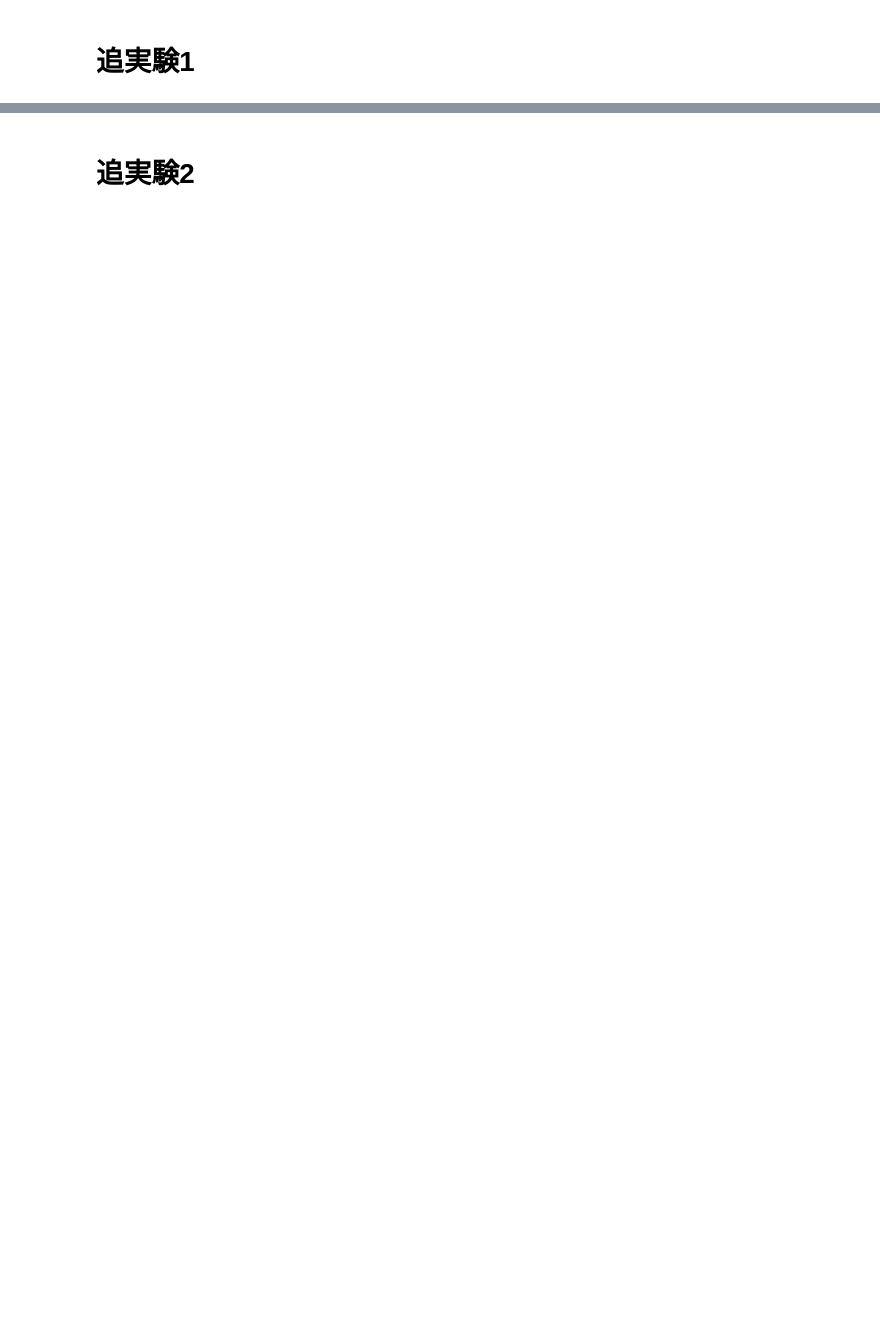
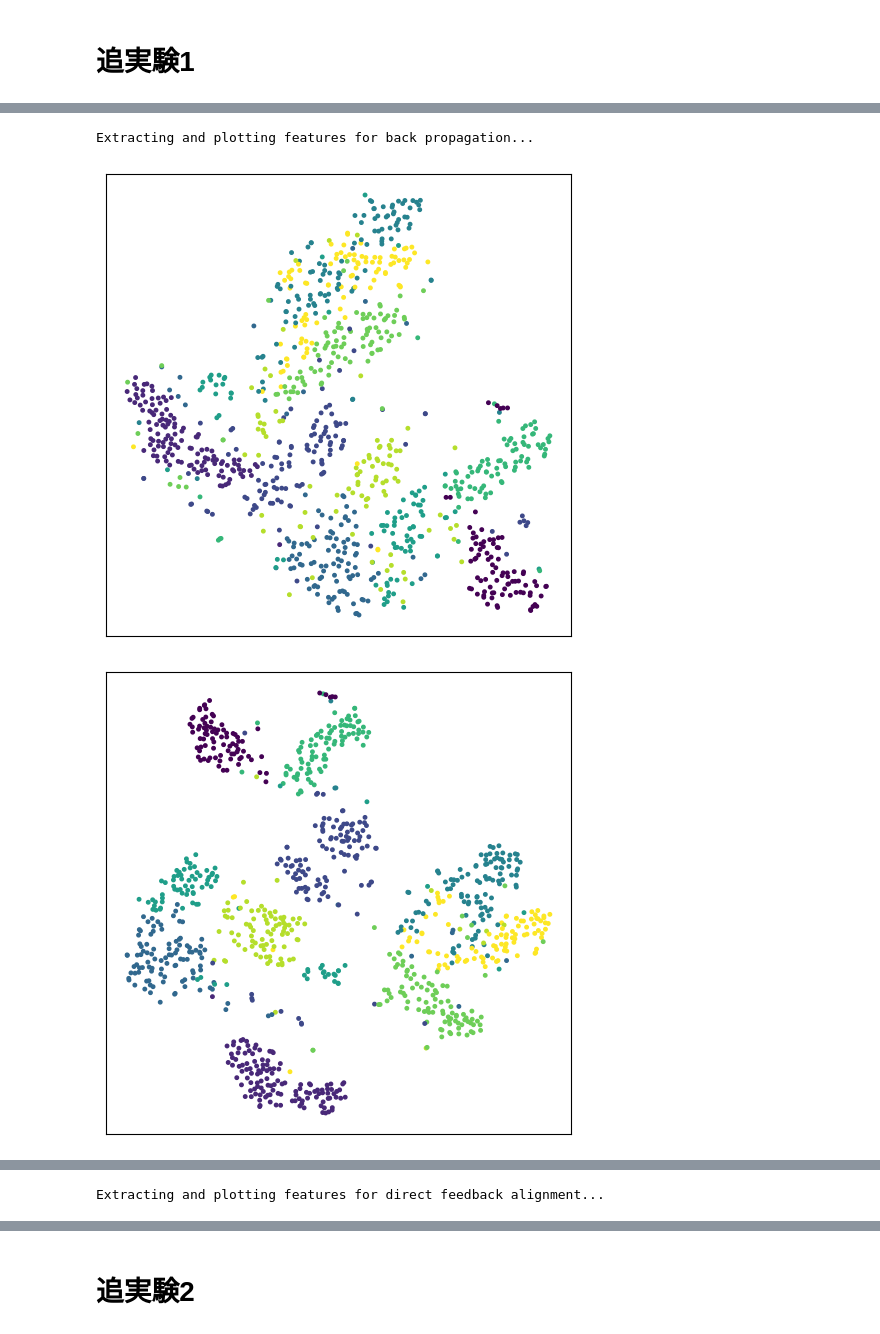
Before and after one commit to root2116/direct-feedback-alignment, a Jupyter notebook: dfa.ipynb, the cells around one changed output, grey strips where cells are left out. Drawn from its saved outputs; the diff is of its cells as text; code cells hidden in the pictures; blank space fills up the shorter version.

```diff
--- a/dfa.ipynb
+++ b/dfa.ipynb
@@ -283,6 +312,8 @@ def compute_accuracy(predictions, labels):
     return np.sum(predictions == labels) / len(labels)
 
 def extract_features(params, loader):
+    # Add a list for labels
+    labels_list = []
     input_images = []
     first_hidden = []
     second_hidden = []
@@ -297,17 +328,25 @@ def extract_features(params, loader):
         first_hidden.append(cache["H1"].T)
         second_hidden.append(cache["H2"].T)
         third_hidden.append(cache["H3"].T)
+        # Save labels
+        labels_list.append(np.asarray(labels))
 
-    return np.concatenate(input_images), np.concatenate(first_hidden), np.concatenate(second_hidden), np.concatenate(third_hidden)
+    return (np.concatenate(input_images), np.concatenate(labels_list)), (np.concatenate(first_hidden), np.concatenate(labels_list)), \
+           (np.concatenate(second_hidden), np.concatenate(labels_list)), (np.concatenate(third_hidden), np.concatenate(labels_list))
 
 
-def plot_tsne(features, title):
+def plot_tsne(features, labels):
     tsne = TSNE(n_components=2, random_state=0)
     reduced_features = tsne.fit_transform(features)
 
-    plt.figure(figsize=(6, 6))
-    plt.scatter(reduced_features[:, 0], reduced_features[:, 1], marker='.', s=1)
-    plt.title(title)
+    fig = plt.figure(figsize=(6, 6))
+    plt.scatter(reduced_features[:, 0], reduced_features[:, 1], c=labels, cmap='viridis', marker='.', s=25)
+
+    plt.grid(True)  # Add grid
+    plt.xticks([])  # Remove x-ticks
+    plt.yticks([])  # Remove y-ticks
+
+
     plt.show()
 # %%
 if __name__=="__main__":
@@ -344,14 +443,23 @@ if __name__=="__main__":
 # %%
+    num_samples = 1000
+    subset_indices = torch.arange(0, num_samples)
+    subset_test_loader = torch.utils.data.DataLoader(
+        torch.utils.data.Subset(testset, subset_indices),
+        batch_size=batch_size, shuffle=True)
     print("Extracting and plotting features for back propagation...")
-    bp_input_images, bp_first_hidden, bp_second_hidden, bp_third_hidden = extract_features(bp_params, test_loader)
-    plot_tsne(bp_input_images, 'Backpropagation: Input Images')
-    plot_tsne(bp_first_hidden, 'Backpropagation: First Hidden Layer')
-    plot_tsne(bp_second_hidden, 'Backpropagation: Second Hidden Layer')
-    plot_tsne(bp_third_hidden, 'Backpropagation: Third Hidden Layer')
+    (bp_input_images, bp_input_labels), (bp_first_hidden, bp_first_labels), (bp_second_hidden, bp_second_labels), (bp_third_hidden, bp_third_labels) = extract_features(bp_params, subset_test_loader)
+    plot_tsne(bp_input_images.get(), bp_input_labels.get())
+    plot_tsne(bp_first_hidden.get(), bp_first_labels.get())
+    plot_tsne(bp_second_hidden.get(), bp_second_labels.get())
+    plot_tsne(bp_third_hidden.get(), bp_third_labels.get())
 
     print("Extracting and plotting features for direct feedback alignment...")
-    dfa_input_images, dfa_first_hidden, dfa_second_hidden, dfa_third_hidden = extract_features(dfa_params, test_loader)
-    plot_tsne(dfa_input_images, 'Direct Feedback Alignment: Input Images')
-    plot_tsne(dfa_first_hidden, 'Direct Feedback Alignment: First Hidden Layer')
-    plot_tsne(dfa_second_hidden, 'Direct Feedback Alignment: Second Hidden Layer')
-    plot_tsne(dfa_third_hidden, 'Direct Feedback Alignment: Third Hidden Layer')
+    (dfa_input_images, dfa_input_labels), (dfa_first_hidden, dfa_first_labels), (dfa_second_hidden, dfa_second_labels), (dfa_third_hidden, dfa_third_labels) = extract_features(dfa_params, subset_test_loader)
+    plot_tsne(dfa_input_images.get(), dfa_input_labels.get())
+    plot_tsne(dfa_first_hidden.get(), dfa_first_labels.get())
+    plot_tsne(dfa_second_hidden.get(), dfa_second_labels.get())
+    plot_tsne(dfa_third_hidden.get(), dfa_third_labels.get())
+# %% [output]
+Extracting and plotting features for back propagation...
+[figure, added]
+[figure, added]
@@ -357,0 +468 @@ if __name__=="__main__":
+Extracting and plotting features for direct feedback alignment...
```
Also changed, not shown: parts of 18 cells of this notebook.
